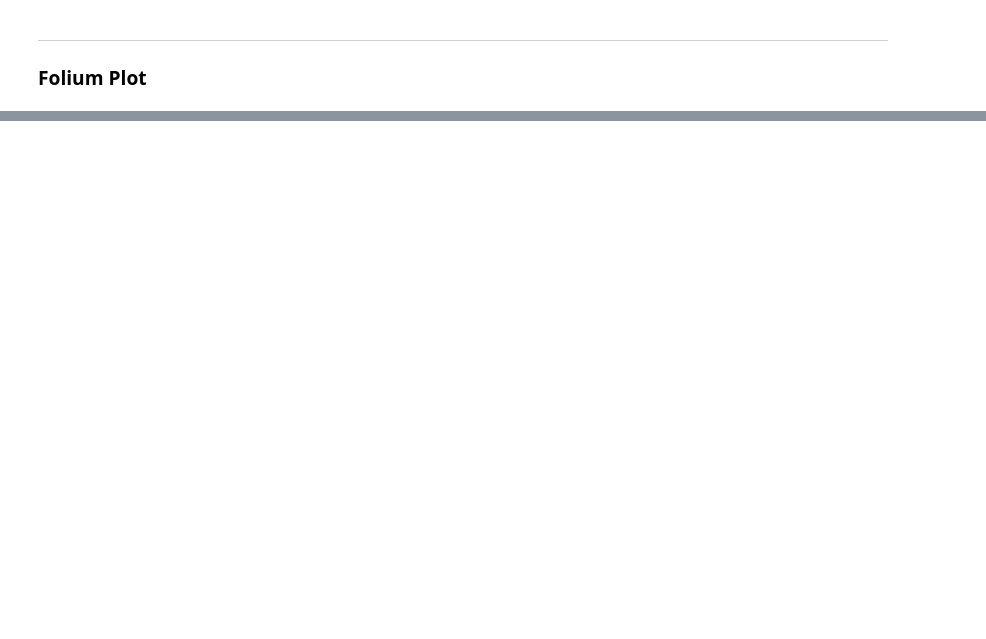
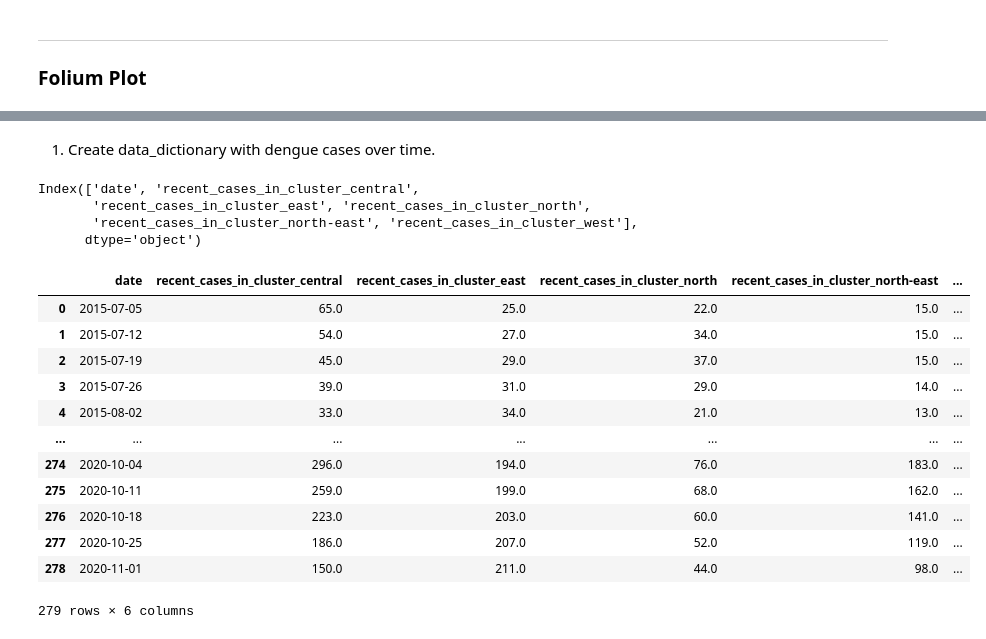
Before and after one commit to sherenaLIM/Predictive-Model-for-Dengue-Forked, a Jupyter notebook: visualisations/02_EDA_Region.ipynb, the cells around one changed output, grey strips where cells are left out. Cells and saved outputs as stored; diff of their text form; code cells hidden in the pictures; blank space fills up the shorter version.

```diff
--- a/visualisations/02_EDA_Region.ipynb
+++ b/visualisations/02_EDA_Region.ipynb
@@ -113,0 +190,26 @@ plt.legend(['recent_cases_in_cluster_central',
+# %% [markdown]
+1. Create data_dictionary with dengue cases over time.
+# %%
+# Check orginal columns of region_df.csv
+region_df.columns
+# %% [output]
+Index(['date', 'recent_cases_in_cluster_central',
+       'recent_cases_in_cluster_east', 'recent_cases_in_cluster_north',
+       'recent_cases_in_cluster_north-east', 'recent_cases_in_cluster_west'],
+      dtype='object')
+# %%
+region_df
+# %% [output]
+|  | date | recent_cases_in_cluster_central | recent_cases_in_cluster_east | recent_cases_in_cluster_north | recent_cases_in_cluster_north-east | ... |
+| 0 | 2015-07-05 | 65.0 | 25.0 | 22.0 | 15.0 | ... |
+| 1 | 2015-07-12 | 54.0 | 27.0 | 34.0 | 15.0 | ... |
+| 2 | 2015-07-19 | 45.0 | 29.0 | 37.0 | 15.0 | ... |
+| 3 | 2015-07-26 | 39.0 | 31.0 | 29.0 | 14.0 | ... |
+| 4 | 2015-08-02 | 33.0 | 34.0 | 21.0 | 13.0 | ... |
+| ... | ... | ... | ... | ... | ... | ... |
+| 274 | 2020-10-04 | 296.0 | 194.0 | 76.0 | 183.0 | ... |
+| 275 | 2020-10-11 | 259.0 | 199.0 | 68.0 | 162.0 | ... |
+| 276 | 2020-10-18 | 223.0 | 203.0 | 60.0 | 141.0 | ... |
+| 277 | 2020-10-25 | 186.0 | 207.0 | 52.0 | 119.0 | ... |
+| 278 | 2020-11-01 | 150.0 | 211.0 | 44.0 | 98.0 | ... |
+279 rows × 6 columns
```
Also changed, not shown: parts of 40 cells of this notebook, 4 other files.
